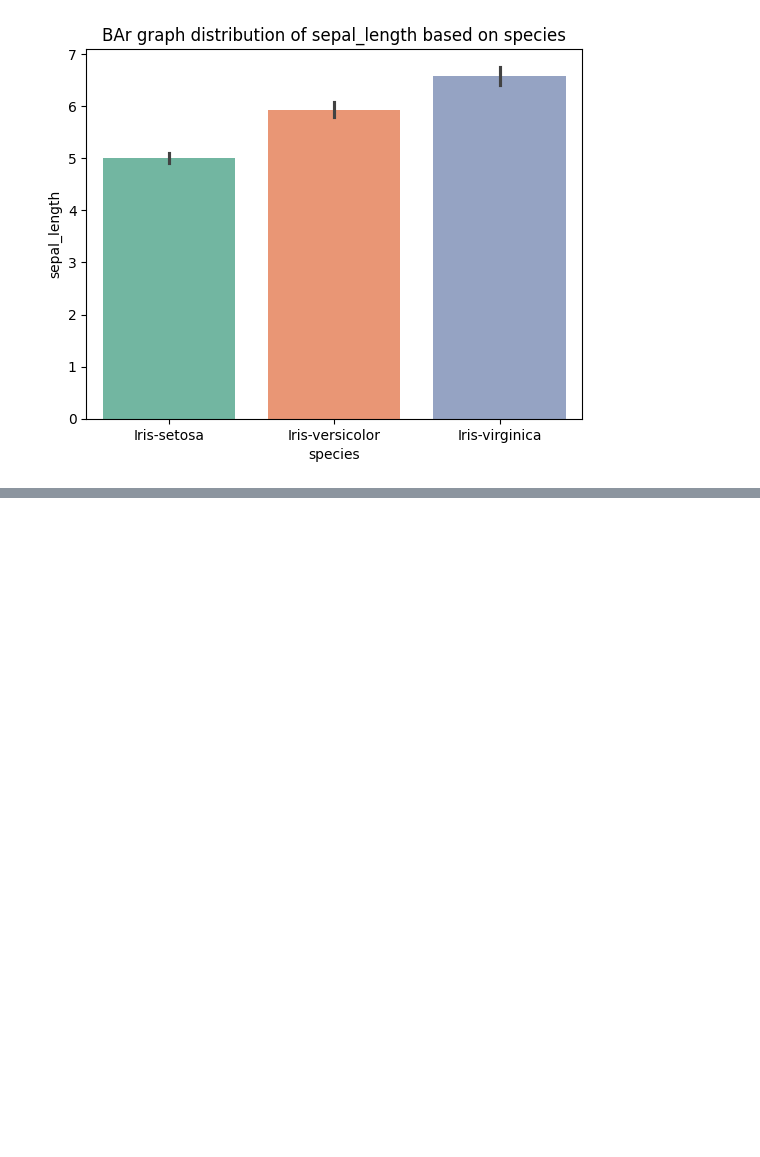
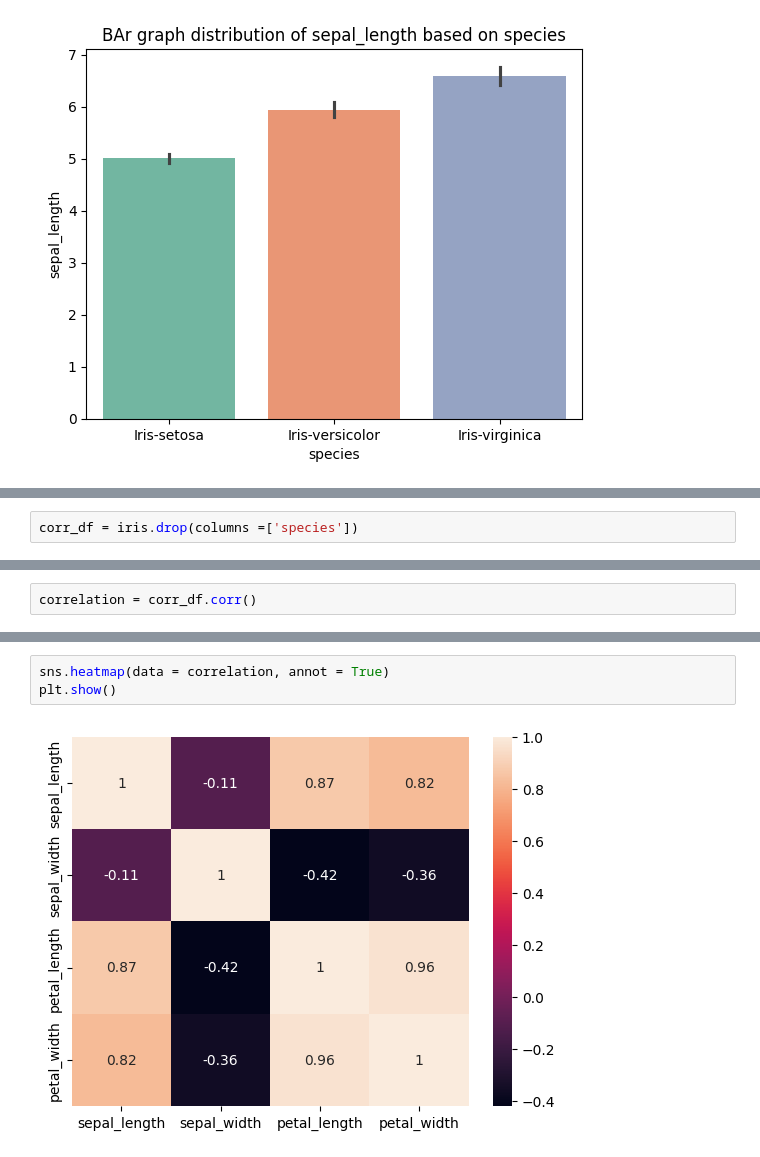
Before and after one commit to kroman-tt/Machine_Learning, a Jupyter notebook: pandas Learning/pandas_03.ipynb, the cells around one changed output, grey strips where cells are left out. Cells and saved outputs as stored; diff of their text form; blank space fills up the shorter version.

```diff
--- a/pandas Learning/pandas_03.ipynb
+++ b/pandas Learning/pandas_03.ipynb
@@ -94,0 +105,2 @@ Text(0.5, 1.0, 'BAr graph distribution of sepal_length based on species')
+# %%
+corr_df = iris.drop(columns =['species'])
@@ -94,0 +123,2 @@ Text(0.5, 1.0, 'BAr graph distribution of sepal_length based on species')
+# %%
+correlation = corr_df.corr()
@@ -94,0 +133,5 @@ Text(0.5, 1.0, 'BAr graph distribution of sepal_length based on species')
+# %%
+sns.heatmap(data = correlation, annot = True)
+plt.show()
+# %% [output]
+[figure, added]
```
Also changed, not shown: parts of 5 cells of this notebook.
